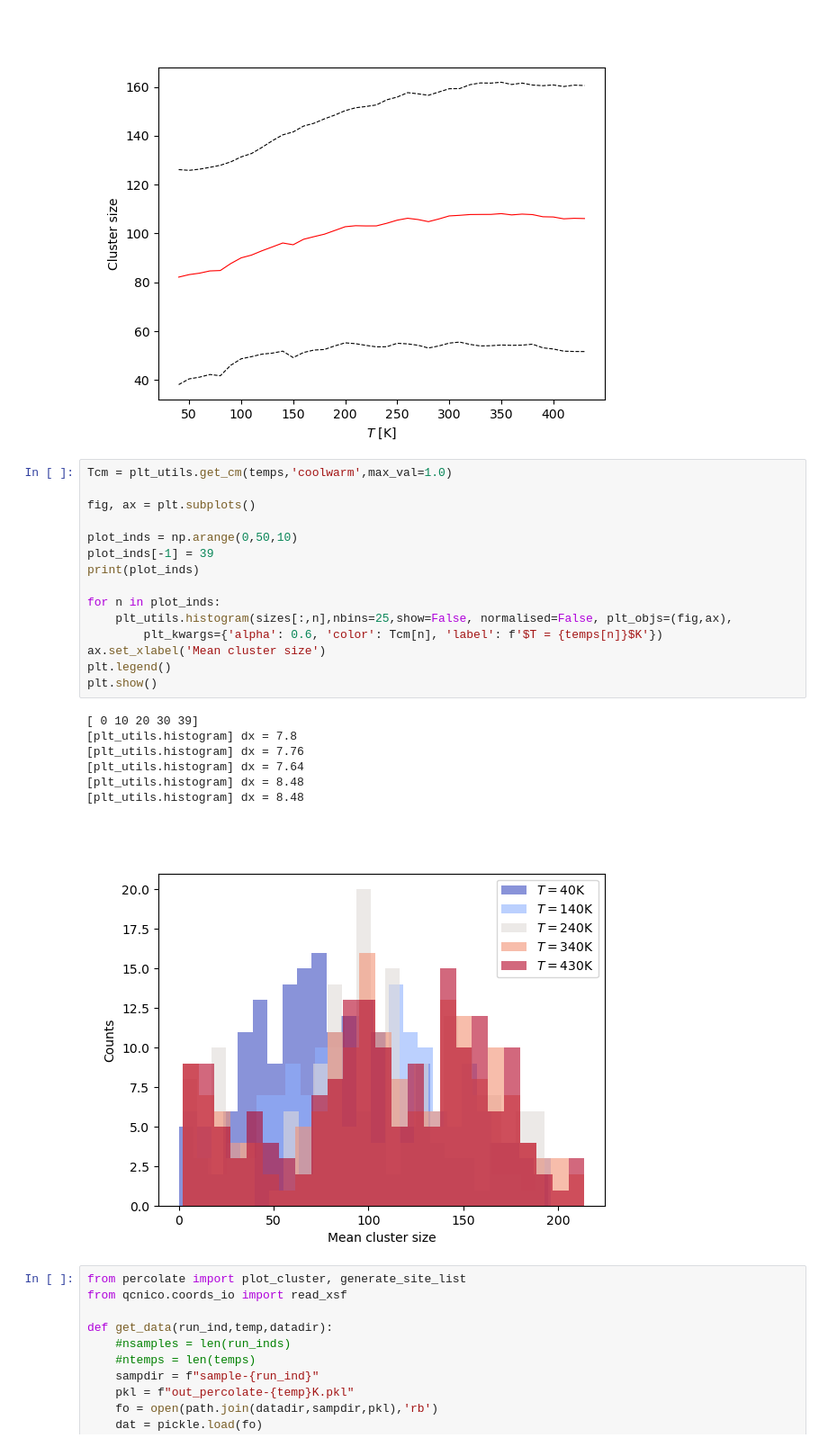
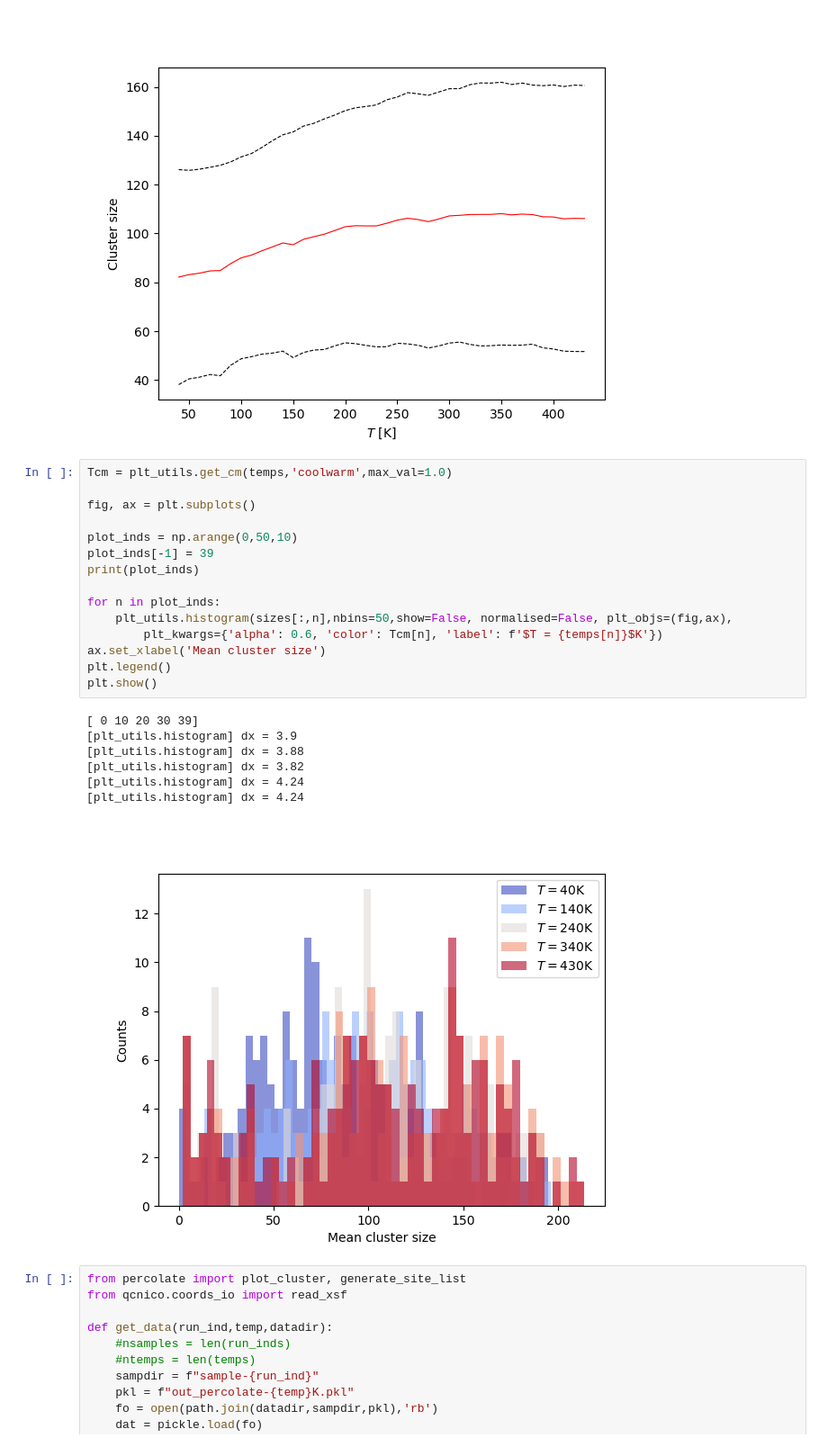
Before and after one commit to ngastellu/percolate_mac, a Jupyter notebook: analysis.ipynb, the cells around one changed output. Shown at 90% size. Cells and saved outputs as stored; diff of their text form.

```diff
--- a/analysis.ipynb
+++ b/analysis.ipynb
@@ -255,26 +255,26 @@ plt.show()
 # %%
 Tcm = plt_utils.get_cm(temps,'coolwarm',max_val=1.0)
 
 fig, ax = plt.subplots()
 
 plot_inds = np.arange(0,50,10)
 plot_inds[-1] = 39
 print(plot_inds)
 
 for n in plot_inds:
-    plt_utils.histogram(sizes[:,n],nbins=25,show=False, normalised=False, plt_objs=(fig,ax),
+    plt_utils.histogram(sizes[:,n],nbins=50,show=False, normalised=False, plt_objs=(fig,ax),
         plt_kwargs={'alpha': 0.6, 'color': Tcm[n], 'label': f'$T = {temps[n]}$K'})
 ax.set_xlabel('Mean cluster size')
 plt.legend()
 plt.show()
 # %% [output]
 [ 0 10 20 30 39]
-[plt_utils.histogram] dx = 7.8
-[plt_utils.histogram] dx = 7.76
-[plt_utils.histogram] dx = 7.64
-[plt_utils.histogram] dx = 8.48
-[plt_utils.histogram] dx = 8.48
+[plt_utils.histogram] dx = 3.9
+[plt_utils.histogram] dx = 3.88
+[plt_utils.histogram] dx = 3.82
+[plt_utils.histogram] dx = 4.24
+[plt_utils.histogram] dx = 4.24
-[figure, old version]
+[figure, new version]
 # %%
 from percolate import plot_cluster, generate_site_list
 from qcnico.coords_io import read_xsf
```
Also changed, not shown: parts of 2 cells of this notebook, 1 other file.
